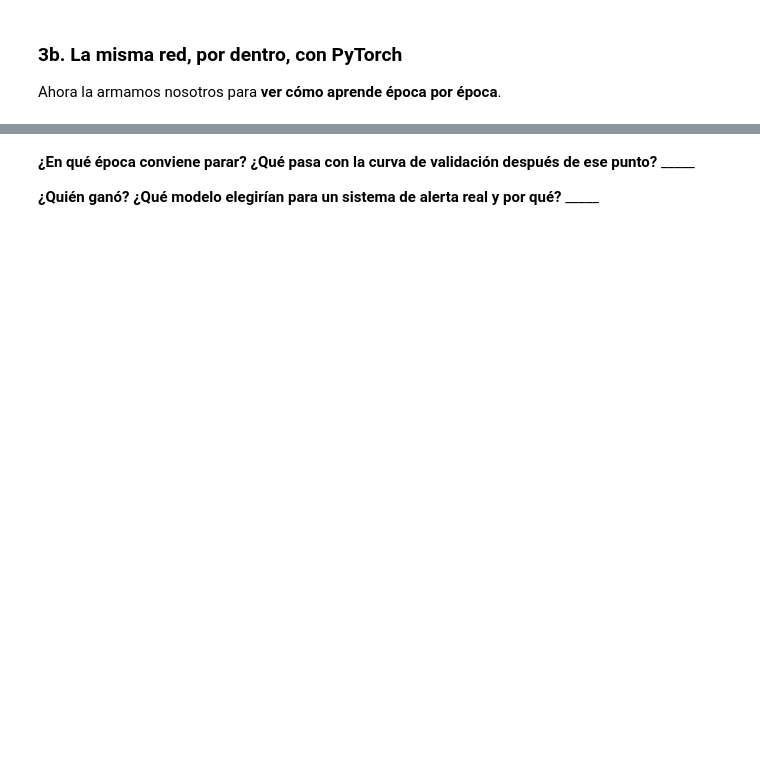
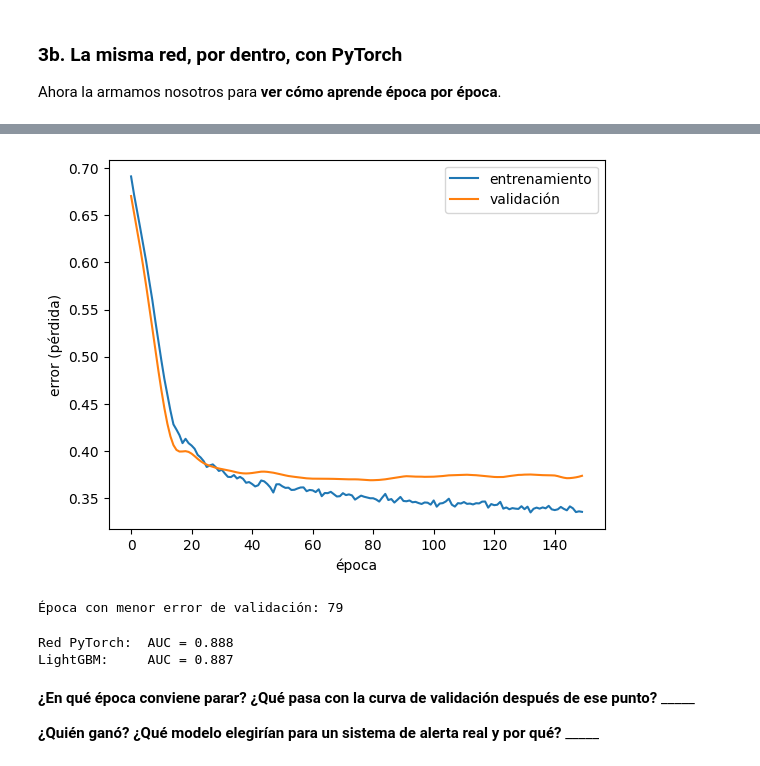
Before and after one commit to dennisquispe/Machine-learning-I, a Jupyter notebook: Lab_Aprendizaje_supervisado.ipynb, the cells around one changed output, grey strips where cells are left out. Saved outputs shown, nothing was run; the diff lists cells and outputs as text; code cells hidden in the pictures; blank space fills up the shorter version.

```diff
--- a/Lab_Aprendizaje_supervisado.ipynb
+++ b/Lab_Aprendizaje_supervisado.ipynb
@@ -182,21 +234,24 @@ print(red)
 # %%
 hist_train, hist_val = [], []
 for epoca in range(150):
     red.train()
     # TODO: los 4 pasos del entrenamiento
-    # opt.zero_grad()                                   # 1. limpiar el ajuste anterior
-    # error = perdida(red(Xa_t).squeeze(), ya_t)        # 2. predecir y medir el error
-    # error.backward()                                  # 3. retropropagación
-    # opt.step()                                        # 4. ajustar los pesos
-    # hist_train.append(error.item())
+    opt.zero_grad()                                   # 1. limpiar el ajuste anterior
+    error = perdida(red(Xa_t).squeeze(), ya_t)        # 2. predecir y medir el error
+    error.backward()                                  # 3. retropropagación
+    opt.step()                                        # 4. ajustar los pesos
+    hist_train.append(error.item())
 
     red.eval()
     with torch.no_grad():                               # en validación no se aprende
         hist_val.append(perdida(red(Xv_t).squeeze(), yv_t).item())
 
 plt.plot(hist_train, label="entrenamiento"); plt.plot(hist_val, label="validación")
 plt.xlabel("época"); plt.ylabel("error (pérdida)"); plt.legend(); plt.show()
 print("Época con menor error de validación:", int(np.argmin(hist_val)))
+# %% [output]
+[figure, added]
+Época con menor error de validación: 79
 # %%
 # AUC de la red de PyTorch en validación, comparado con LightGBM en los mismos datos
 red.eval()
@@ -206,6 +261,9 @@ lgbm.fit(X_a, y_a)
 prob_lgbm = lgbm.predict_proba(X_v)[:, 1]
 print(f"Red PyTorch:  AUC = {roc_auc_score(y_v, prob_red):.3f}")
 print(f"LightGBM:     AUC = {roc_auc_score(y_v, prob_lgbm):.3f}")
+# %% [output]
+Red PyTorch:  AUC = 0.888
+LightGBM:     AUC = 0.887
 # %% [markdown]
 **¿En qué época conviene parar? ¿Qué pasa con la curva de validación después de ese punto?** _____
 
```
Also changed, not shown: parts of 6 cells of this notebook.
